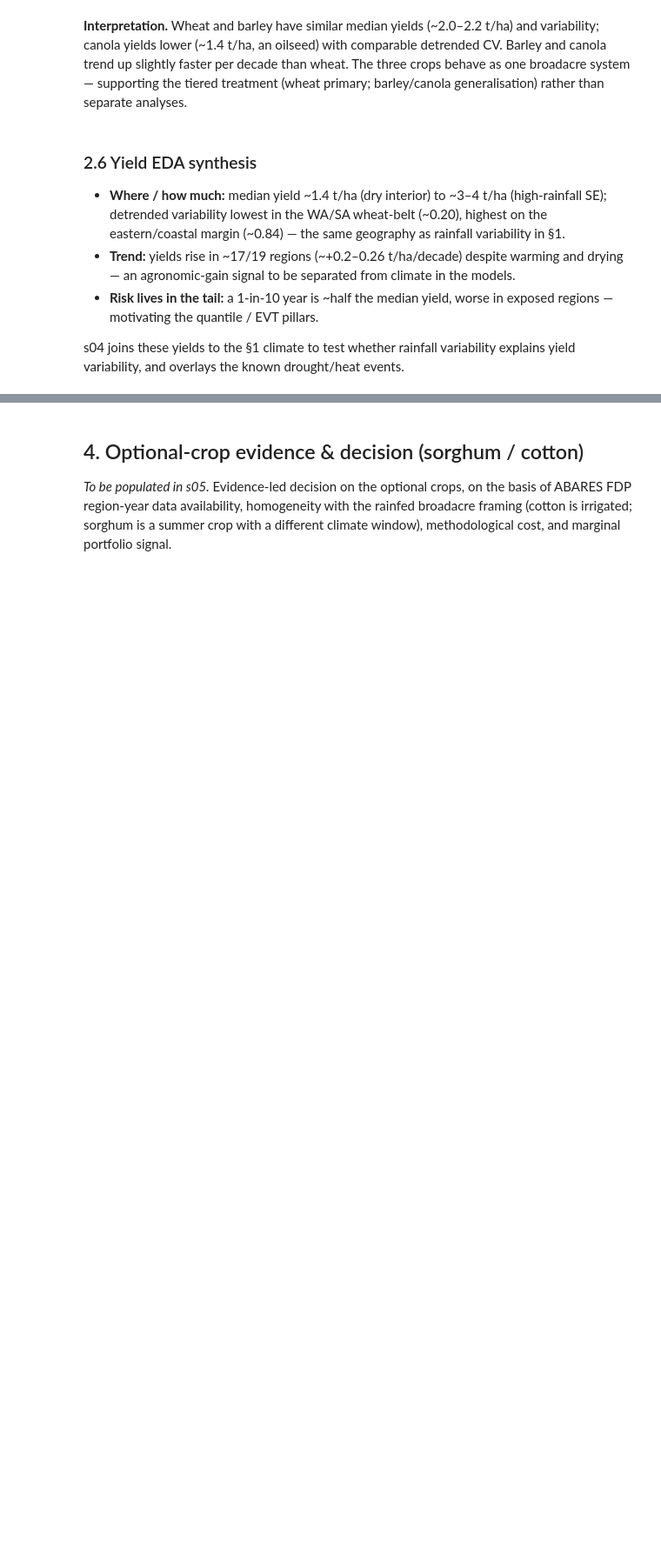
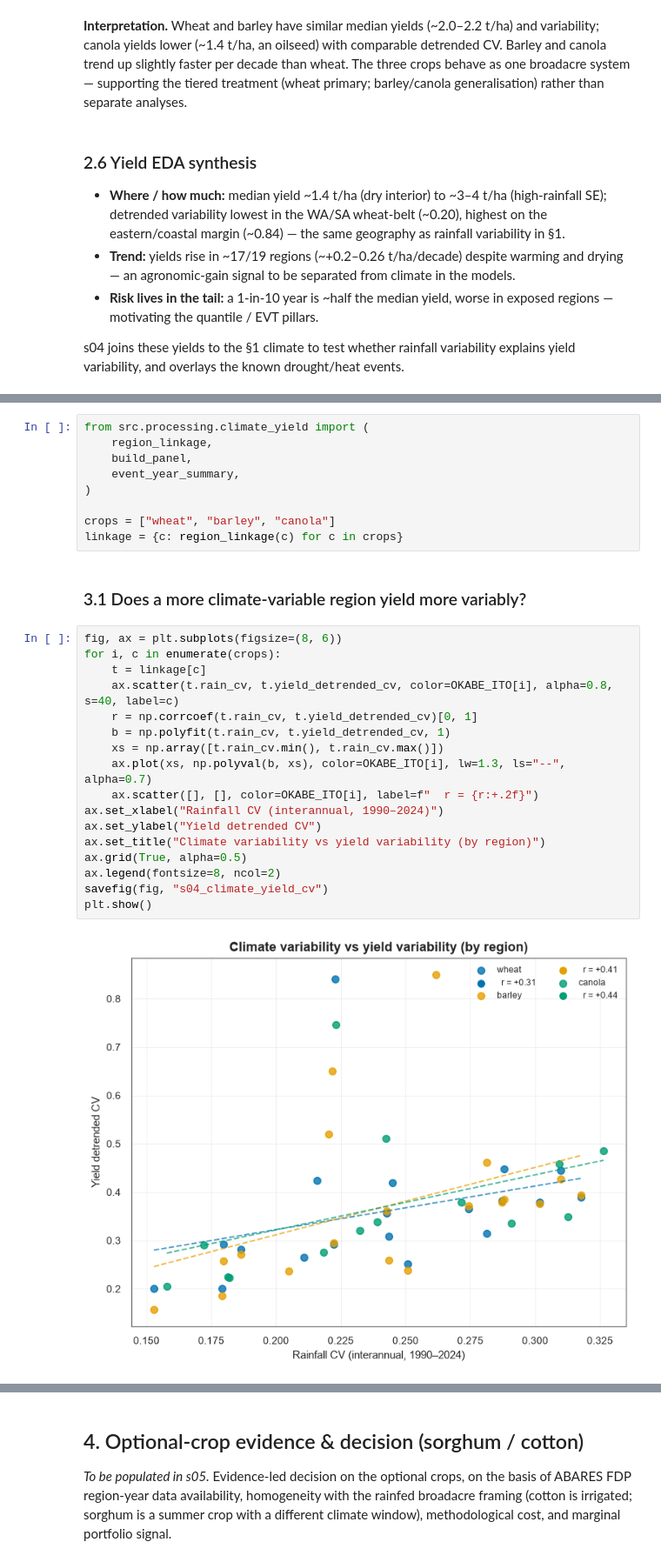
Before and after one commit to kota2003/agriculture-risk-monitoring-system, a Jupyter notebook: notebooks/03_exploratory_analysis.ipynb, the cells around one changed output, grey strips where cells are left out. Shown at 87% size. Cells and saved outputs as stored; diff of their text form; blank space fills up the shorter version.

Commit message:
[Phase 03 - Step 04] Climate-yield linkage + historical-event sanity (climate_yield, notebook section 3)

```diff
--- a/notebooks/03_exploratory_analysis.ipynb
+++ b/notebooks/03_exploratory_analysis.ipynb
@@ -451,0 +452,30 @@ s04 joins these yields to the §1 climate to test whether rainfall variability e
+# %%
+from src.processing.climate_yield import (
+    region_linkage,
+    build_panel,
+    event_year_summary,
+)
+
+crops = ["wheat", "barley", "canola"]
+linkage = {c: region_linkage(c) for c in crops}
+# %% [markdown]
+### 3.1 Does a more climate-variable region yield more variably?
+# %%
+fig, ax = plt.subplots(figsize=(8, 6))
+for i, c in enumerate(crops):
+    t = linkage[c]
+    ax.scatter(t.rain_cv, t.yield_detrended_cv, color=OKABE_ITO[i], alpha=0.8, s=40, label=c)
+    r = np.corrcoef(t.rain_cv, t.yield_detrended_cv)[0, 1]
+    b = np.polyfit(t.rain_cv, t.yield_detrended_cv, 1)
+    xs = np.array([t.rain_cv.min(), t.rain_cv.max()])
+    ax.plot(xs, np.polyval(b, xs), color=OKABE_ITO[i], lw=1.3, ls="--", alpha=0.7)
+    ax.scatter([], [], color=OKABE_ITO[i], label=f"  r = {r:+.2f}")
+ax.set_xlabel("Rainfall CV (interannual, 1990–2024)")
+ax.set_ylabel("Yield detrended CV")
+ax.set_title("Climate variability vs yield variability (by region)")
+ax.grid(True, alpha=0.5)
+ax.legend(fontsize=8, ncol=2)
+savefig(fig, "s04_climate_yield_cv")
+plt.show()
+# %% [output]
+[figure, added]
```
Also changed, not shown: parts of 13 cells of this notebook, 10 other files.
